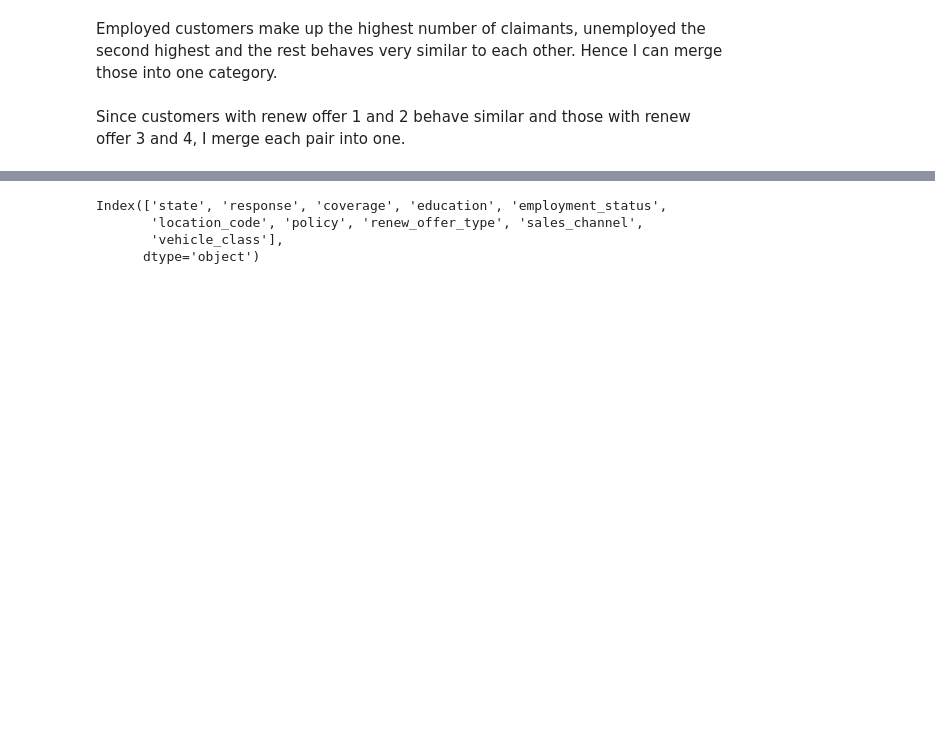
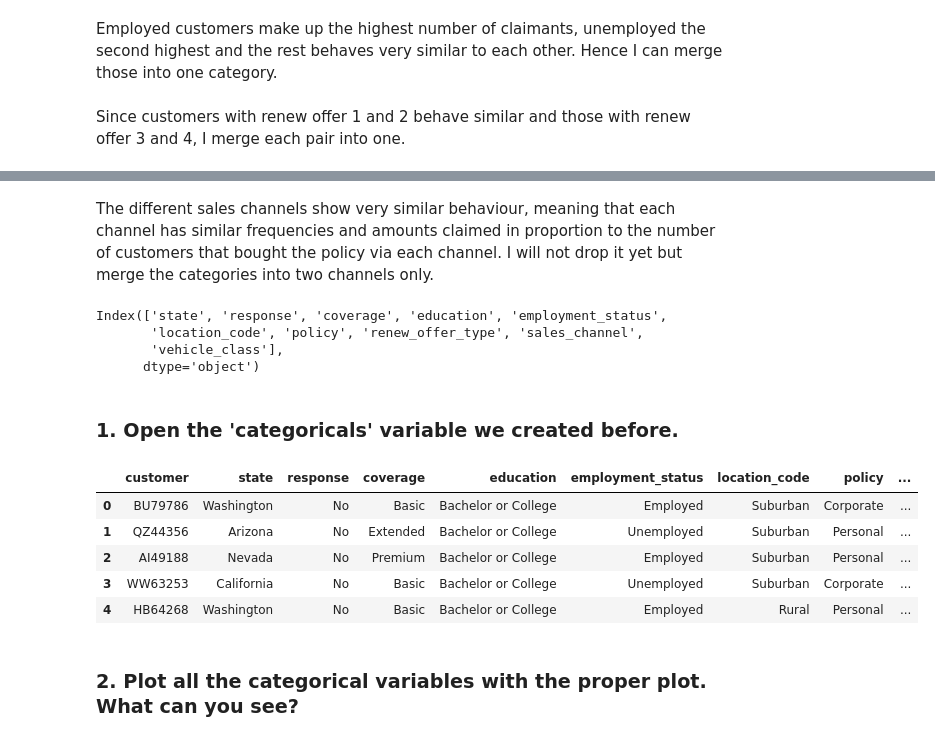
Before and after one commit to ieumann/lab-cleaning-categorical-data, a Jupyter notebook: lab-cleaning-categorical-data.ipynb, the cells around one changed output, grey strips where cells are left out. Cells and saved outputs as stored; diff of their text form; code cells hidden in the pictures; blank space fills up the shorter version.

```diff
--- a/lab-cleaning-categorical-data.ipynb
+++ b/lab-cleaning-categorical-data.ipynb
@@ -406,3 +425,5 @@ def reduced_renew_offer(x):
         return 'Offer 3-4'
 
 categorical_df['renew_offer_type'] = categorical_df['renew_offer_type'].apply(reduced_renew_offer)
+# %% [markdown]
+The different sales channels show very similar behaviour, meaning that each channel has similar frequencies and amounts claimed in proportion to the number of customers that bought the policy via each channel. I will not drop it yet but merge the categories into two channels only.
@@ -415,3 +444,17 @@ Index(['state', 'response', 'coverage', 'education', 'employment_status',
       dtype='object')
 # %%
 categorical_df.to_csv('categoricals.csv')
+# %% [markdown]
+### 1. Open the 'categoricals' variable we created before.
+# %%
+categoricals = pd.read_csv("categoricals.csv")
+categoricals.head()
+# %% [output]
+|  | customer | state | response | coverage | education | employment_status | location_code | policy | ... |
+| 0 | BU79786 | Washington | No | Basic | Bachelor or College | Employed | Suburban | Corporate | ... |
+| 1 | QZ44356 | Arizona | No | Extended | Bachelor or College | Unemployed | Suburban | Personal | ... |
+| 2 | AI49188 | Nevada | No | Premium | Bachelor or College | Employed | Suburban | Personal | ... |
+| 3 | WW63253 | California | No | Basic | Bachelor or College | Unemployed | Suburban | Corporate | ... |
+| 4 | HB64268 | Washington | No | Basic | Bachelor or College | Employed | Rural | Personal | ... |
+# %% [markdown]
+### 2. Plot all the categorical variables with the proper plot. What can you see?
```
Also changed, not shown: parts of 26 cells of this notebook, 2 other files.
